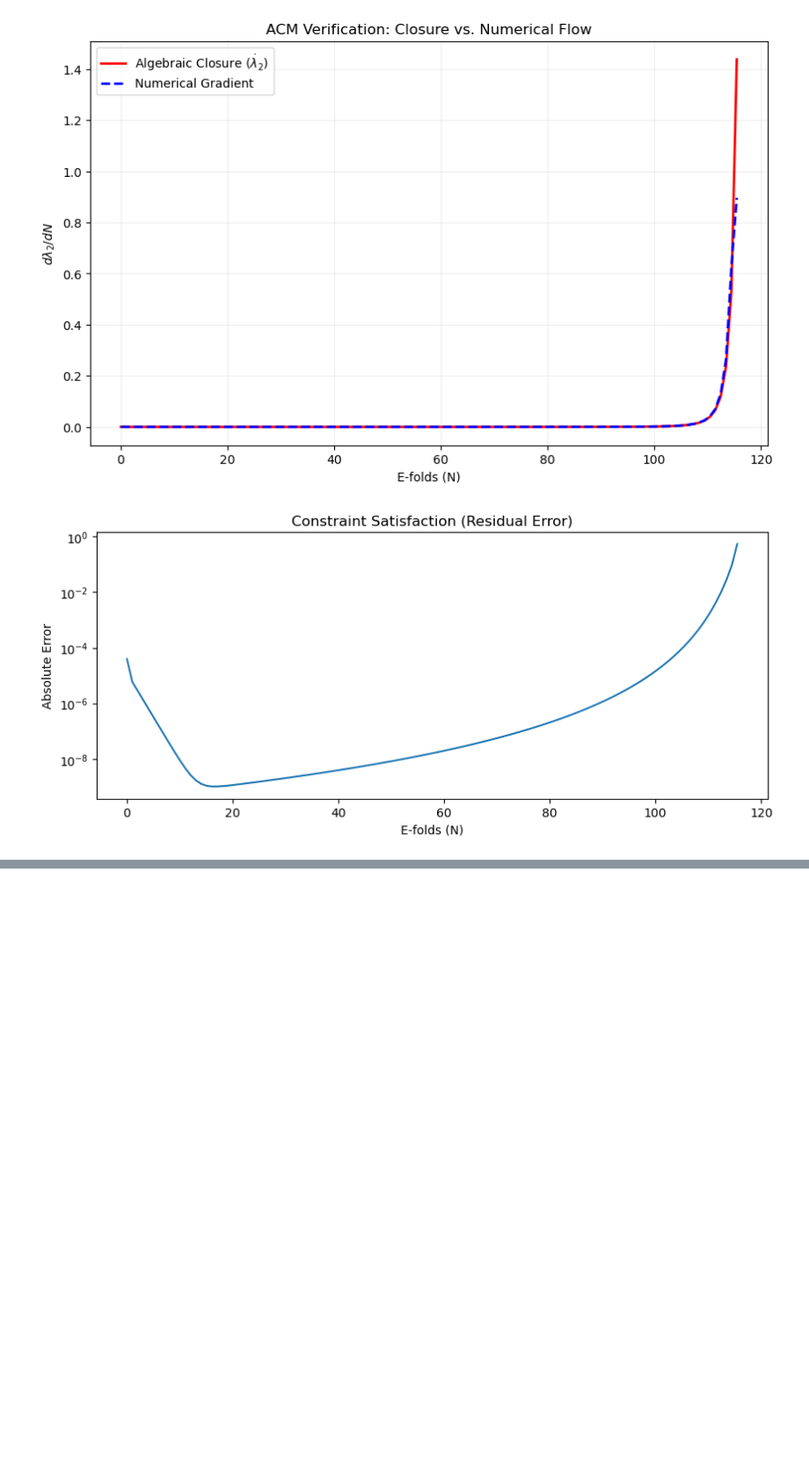
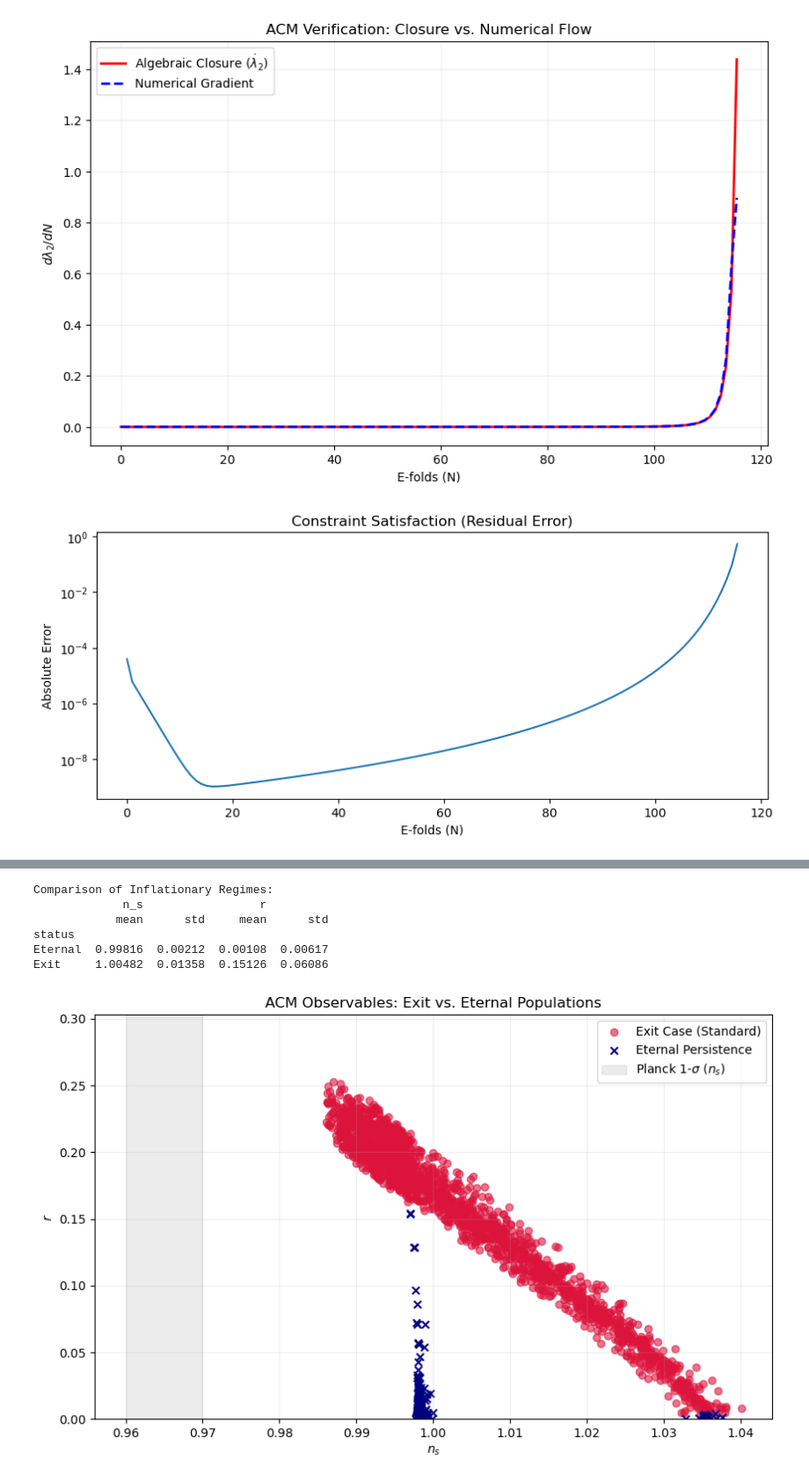
Before and after one commit to Vineshree/HSR, a Jupyter notebook: notebooks/ACM_method.ipynb, the cells around one changed output, grey strips where cells are left out. Shown at 88% size. Drawn from its saved outputs; the diff is of its cells as text; code cells hidden in the pictures; blank space fills up the shorter version.

```diff
--- a/notebooks/ACM_method.ipynb
+++ b/notebooks/ACM_method.ipynb
@@ -53,11 +53,11 @@ print(f"System is STABLE if Re(eigs) < 0: {np.all(np.real(eigs) < 0)}")
 
 # 4. Stability Analysis (Time)
 # This explains WHY you need N=60 vs N=55
-plot_relaxation_time(runner)
+# plot_relaxation_time(runner)
 
 # 5. Resulting Observables
-data = runner.run_batch_acm(n_sims=1000, n_obs=55)
-plot_chaos_collapse(data)
+# data = runner.run_batch_acm(n_sims=1000, n_obs=55)
+# plot_chaos_collapse(data)
 
 #6. Run stability and velocity
 plot_stability_velocity(solver)
@@ -207,0 +253,62 @@ plt.show()
+# %%
+import pandas as pd
+import numpy as np
+import matplotlib.pyplot as plt
+
+# --- 1. Simulation Batch ---
+sim_results = []
+num_trials = 10000
+
+for i in range(num_trials):
+    # Random initial conditions to sample the chaos
+    y0 = [np.random.uniform(1e-10, 1e-2), np.random.uniform(-0.1, 0.1), np.random.uniform(-1e-4, 1e-4)]
+
+    # Use the method we defined previously
+    ns, r, status = solver.run_stability_check(y0, n_max=1000)
+
+    if ns is not None:
+        sim_results.append({
+            'trial': i,
+            'status': status,
+            'n_s': ns,
+            'r': r,
+            'eps_start': y0[0],
+            'sig_start': y0[1]
+        })
+
+# Convert to Pandas DataFrame
+df = pd.DataFrame(sim_results)
+
+# --- 2. Generate Comparison Table ---
+# This gives you the mean and standard deviation for both cases
+stats_table = df.groupby('status')[['n_s', 'r']].agg(['mean', 'std']).round(5)
+print("Comparison of Inflationary Regimes:")
+print(stats_table)
+
+plt.figure(figsize=(10, 6))
+
+# Plot Exit cases
+exit_df = df[df['status'] == 'Exit']
+plt.scatter(exit_df['n_s'], exit_df['r'], color='crimson', alpha=0.6, label='Exit Case (Standard)')
+
+# Plot Eternal cases
+eternal_df = df[df['status'] == 'Eternal']
+plt.scatter(eternal_df['n_s'], eternal_df['r'], color='navy', marker='x', label='Eternal Persistence')
+
+# Standard Observational Overlays
+plt.axvspan(0.96, 0.97, color='gray', alpha=0.15, label='Planck 1-$\sigma$ ($n_s$)')
+plt.ylim(0, max(df['r']) * 1.2)
+plt.xlabel('$n_s$')
+plt.ylabel('$r$')
+plt.title('ACM Observables: Exit vs. Eternal Populations')
+plt.legend()
+plt.grid(alpha=0.2)
+plt.show()
+# %% [output]
+Comparison of Inflationary Regimes:
+             n_s                 r
+            mean      std     mean      std
+status
+Eternal  0.99816  0.00212  0.00108  0.00617
+Exit     1.00482  0.01358  0.15126  0.06086
+[figure, added]
```
Also changed, not shown: parts of 4 cells of this notebook, 5 other files.
